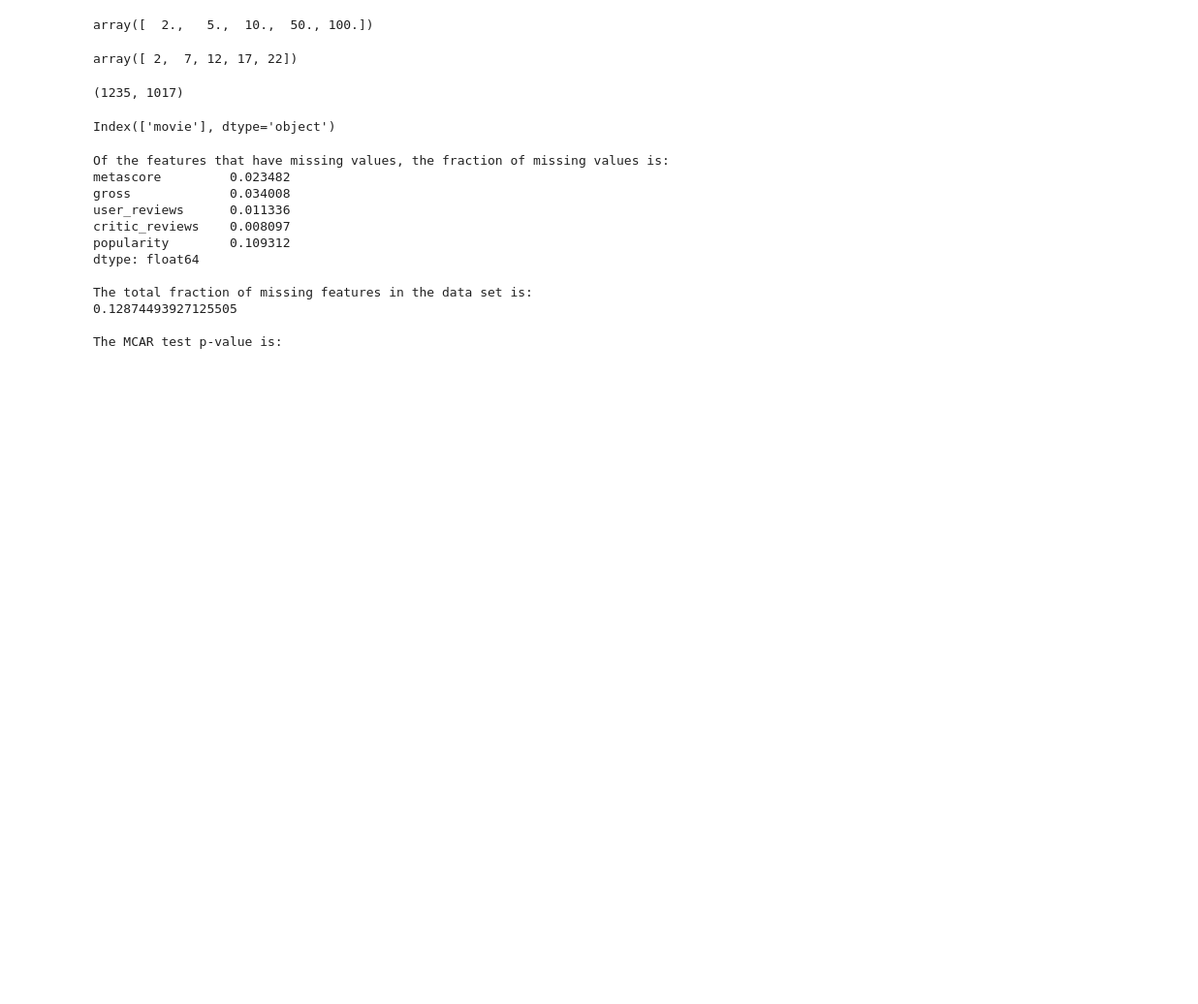
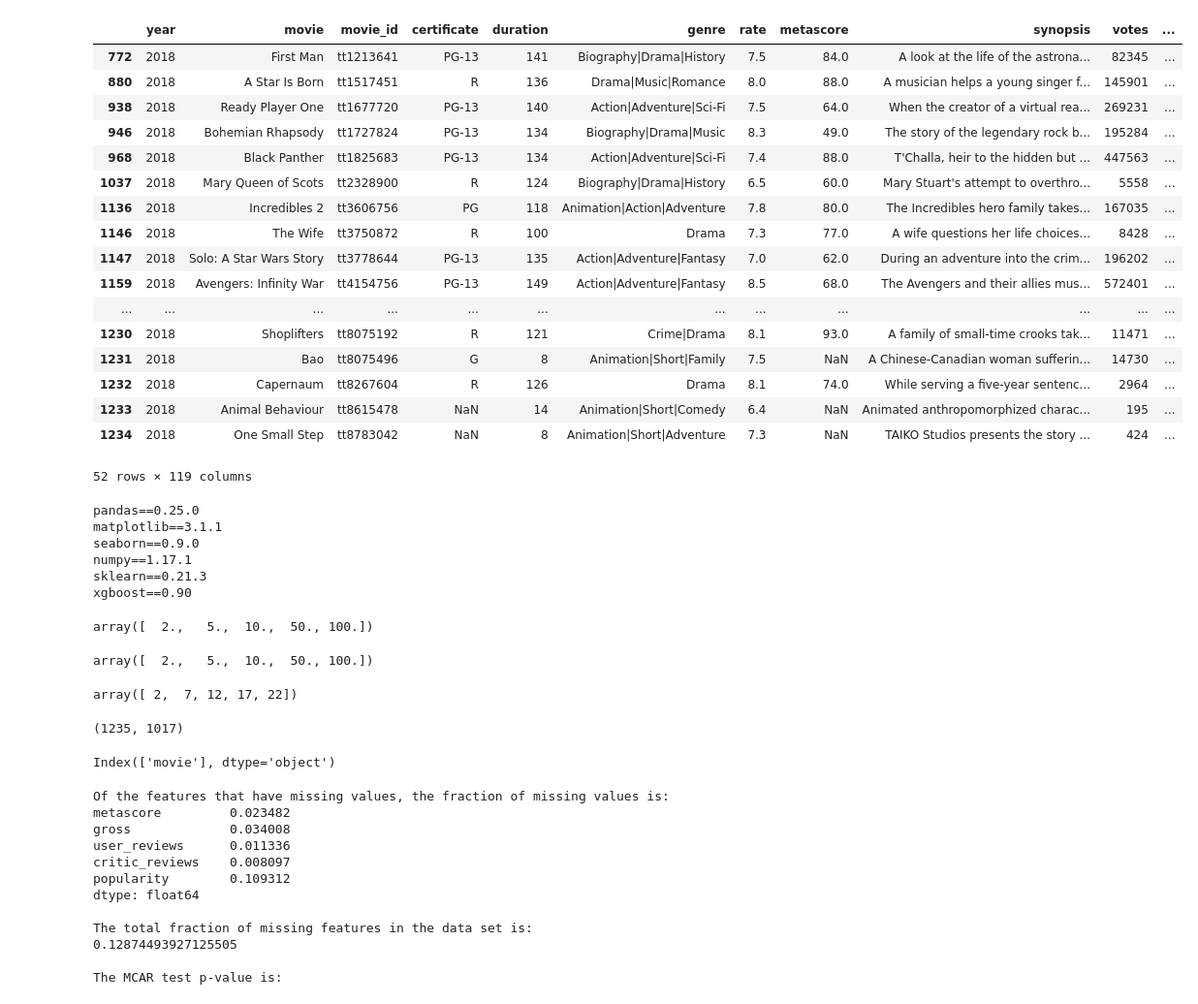
Before and after one commit to csjasonchan357/data1030-oscars-prediction-project, a Jupyter notebook: src/Untitled.ipynb, the cells around one changed output. Shown at 97% size. Saved outputs shown, nothing was run; the diff lists cells and outputs as text; code cells hidden in the pictures; blank space fills up the shorter version.

```diff
--- a/src/Untitled.ipynb
+++ b/src/Untitled.ipynb
@@ -4,5 +1,52 @@ array([ 5., 50.])
+# %%
+df = pd.read_csv('/home/jovyan/data1030/data1030-oscars-prediction-project/data/movies.csv')
+df[df['year'] == 2018]
+# %% [output]
+|  | year | movie | movie_id | certificate | duration | genre | rate | metascore | synopsis | votes | ... |
+| 772 | 2018 | First Man | tt1213641 | PG-13 | 141 | Biography|Drama|History | 7.5 | 84.0 | A look at the life of the astrona... | 82345 | ... |
+| 880 | 2018 | A Star Is Born | tt1517451 | R | 136 | Drama|Music|Romance | 8.0 | 88.0 | A musician helps a young singer f... | 145901 | ... |
+| 938 | 2018 | Ready Player One | tt1677720 | PG-13 | 140 | Action|Adventure|Sci-Fi | 7.5 | 64.0 | When the creator of a virtual rea... | 269231 | ... |
+| 946 | 2018 | Bohemian Rhapsody | tt1727824 | PG-13 | 134 | Biography|Drama|Music | 8.3 | 49.0 | The story of the legendary rock b... | 195284 | ... |
+| 968 | 2018 | Black Panther | tt1825683 | PG-13 | 134 | Action|Adventure|Sci-Fi | 7.4 | 88.0 | T'Challa, heir to the hidden but ... | 447563 | ... |
+| 1037 | 2018 | Mary Queen of Scots | tt2328900 | R | 124 | Biography|Drama|History | 6.5 | 60.0 | Mary Stuart's attempt to overthro... | 5558 | ... |
+| 1136 | 2018 | Incredibles 2 | tt3606756 | PG | 118 | Animation|Action|Adventure | 7.8 | 80.0 | The Incredibles hero family takes... | 167035 | ... |
+| 1146 | 2018 | The Wife | tt3750872 | R | 100 | Drama | 7.3 | 77.0 | A wife questions her life choices... | 8428 | ... |
+| 1147 | 2018 | Solo: A Star Wars Story | tt3778644 | PG-13 | 135 | Action|Adventure|Fantasy | 7.0 | 62.0 | During an adventure into the crim... | 196202 | ... |
+| 1159 | 2018 | Avengers: Infinity War | tt4154756 | PG-13 | 149 | Action|Adventure|Fantasy | 8.5 | 68.0 | The Avengers and their allies mus... | 572401 | ... |
+| ... | ... | ... | ... | ... | ... | ... | ... | ... | ... | ... | ... |
+| 1230 | 2018 | Shoplifters | tt8075192 | R | 121 | Crime|Drama | 8.1 | 93.0 | A family of small-time crooks tak... | 11471 | ... |
+| 1231 | 2018 | Bao | tt8075496 | G | 8 | Animation|Short|Family | 7.5 | NaN | A Chinese-Canadian woman sufferin... | 14730 | ... |
+| 1232 | 2018 | Capernaum | tt8267604 | R | 126 | Drama | 8.1 | 74.0 | While serving a five-year sentenc... | 2964 | ... |
+| 1233 | 2018 | Animal Behaviour | tt8615478 | NaN | 14 | Animation|Short|Comedy | 6.4 | NaN | Animated anthropomorphized charac... | 195 | ... |
+| 1234 | 2018 | One Small Step | tt8783042 | NaN | 8 | Animation|Short|Adventure | 7.3 | NaN | TAIKO Studios presents the story ... | 424 | ... |
+52 rows × 119 columns
+# %%
+import pandas
+import matplotlib
+import seaborn
+import numpy
+import sklearn
+import xgboost
+
+print('pandas=='+str(pandas.__version__))
+print('matplotlib=='+str(matplotlib.__version__))
+print('seaborn=='+str(seaborn.__version__))
+print('numpy=='+str(numpy.__version__))
+print('sklearn=='+str(sklearn.__version__))
+print('xgboost=='+str(xgboost.__version__))
+# %% [output]
+pandas==0.25.0
+matplotlib==3.1.1
+seaborn==0.9.0
+numpy==1.17.1
+sklearn==0.21.3
+xgboost==0.90
 # %%
 np.sort(np.concatenate([[2],  np.logspace(1,2,2)/2 , np.logspace(1,2,2)]))
 # %% [output]
 array([  2.,   5.,  10.,  50., 100.])
+# %%
+np.sort(np.concatenate([[2],  np.logspace(1,2,2)/2 , np.logspace(1,2,2)]))
+# %% [output]
+array([  2.,   5.,  10.,  50., 100.])
 # %%
```
Also changed, not shown: parts of 2 cells of this notebook, 4 other files.
